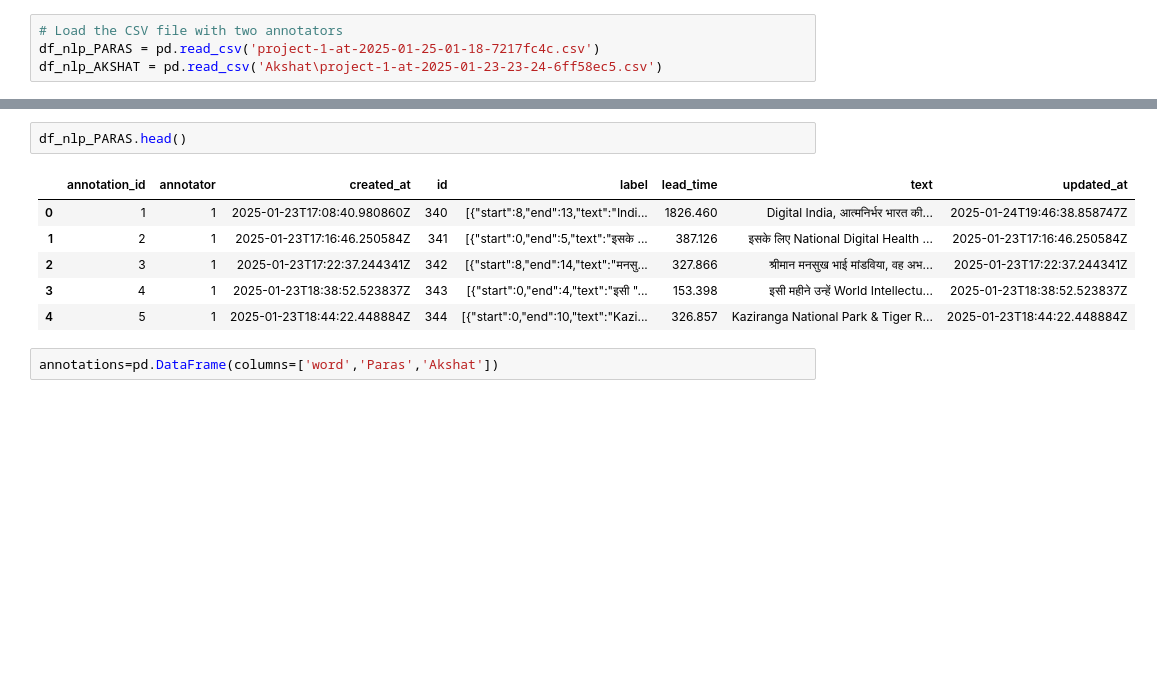
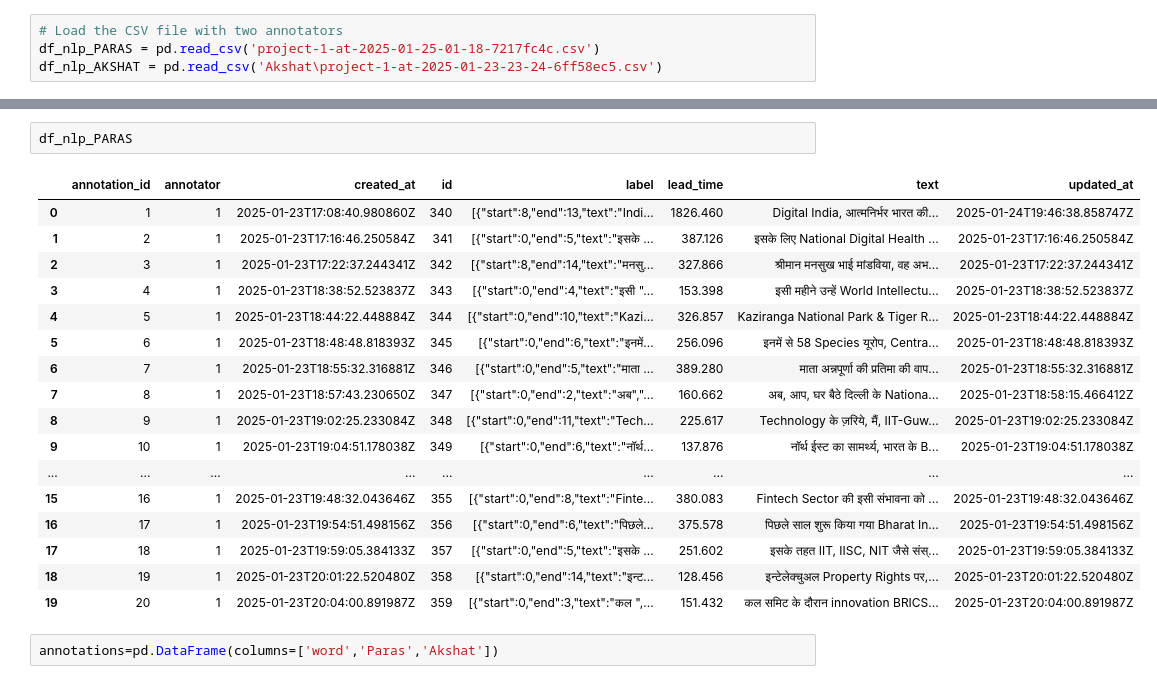
Before and after one commit to Paras-Shirvale/Dataset-Annotation, a Jupyter notebook: annotation.ipynb, the cells around one changed output, grey strips where cells are left out. Cells and saved outputs as stored; diff of their text form; blank space fills up the shorter version.

```diff
--- a/annotation.ipynb
+++ b/annotation.ipynb
@@ -116,12 +127,23 @@ df_nlp_AKSHAT.head()
 # %%
-df_nlp_PARAS.head()
+df_nlp_PARAS
 # %% [output]
 |  | annotation_id | annotator | created_at | id | label | lead_time | text | updated_at |
 | 0 | 1 | 1 | 2025-01-23T17:08:40.980860Z | 340 | [{"start":8,"end":13,"text":"Indi... | 1826.460 | Digital India, आत्मनिर्भर भारत की... | 2025-01-24T19:46:38.858747Z |
 | 1 | 2 | 1 | 2025-01-23T17:16:46.250584Z | 341 | [{"start":0,"end":5,"text":"इसके ... | 387.126 | इसके लिए National Digital Health ... | 2025-01-23T17:16:46.250584Z |
 | 2 | 3 | 1 | 2025-01-23T17:22:37.244341Z | 342 | [{"start":8,"end":14,"text":"मनसु... | 327.866 | श्रीमान मनसुख भाई मांडविया, वह अभ... | 2025-01-23T17:22:37.244341Z |
 | 3 | 4 | 1 | 2025-01-23T18:38:52.523837Z | 343 | [{"start":0,"end":4,"text":"इसी "... | 153.398 | इसी महीने उन्हें World Intellectu... | 2025-01-23T18:38:52.523837Z |
 | 4 | 5 | 1 | 2025-01-23T18:44:22.448884Z | 344 | [{"start":0,"end":10,"text":"Kazi... | 326.857 | Kaziranga National Park & Tiger R... | 2025-01-23T18:44:22.448884Z |
+| 5 | 6 | 1 | 2025-01-23T18:48:48.818393Z | 345 | [{"start":0,"end":6,"text":"इनमें... | 256.096 | इनमें से 58 Species यूरोप, Centra... | 2025-01-23T18:48:48.818393Z |
+| 6 | 7 | 1 | 2025-01-23T18:55:32.316881Z | 346 | [{"start":0,"end":5,"text":"माता ... | 389.280 | माता अन्नपूर्णा की प्रतिमा की वाप... | 2025-01-23T18:55:32.316881Z |
+| 7 | 8 | 1 | 2025-01-23T18:57:43.230650Z | 347 | [{"start":0,"end":2,"text":"अब","... | 160.662 | अब, आप, घर बैठे दिल्ली के Nationa... | 2025-01-23T18:58:15.466412Z |
+| 8 | 9 | 1 | 2025-01-23T19:02:25.233084Z | 348 | [{"start":0,"end":11,"text":"Tech... | 225.617 | Technology के ज़रिये, मैं, IIT-Guw... | 2025-01-23T19:02:25.233084Z |
+| 9 | 10 | 1 | 2025-01-23T19:04:51.178038Z | 349 | [{"start":0,"end":6,"text":"नॉर्थ... | 137.876 | नॉर्थ ईस्ट का सामर्थ्य, भारत के B... | 2025-01-23T19:04:51.178038Z |
+| ... | ... | ... | ... | ... | ... | ... | ... | ... |
+| 15 | 16 | 1 | 2025-01-23T19:48:32.043646Z | 355 | [{"start":0,"end":8,"text":"Finte... | 380.083 | Fintech Sector की इसी संभावना को ... | 2025-01-23T19:48:32.043646Z |
+| 16 | 17 | 1 | 2025-01-23T19:54:51.498156Z | 356 | [{"start":0,"end":6,"text":"पिछले... | 375.578 | पिछले साल शुरू किया गया Bharat In... | 2025-01-23T19:54:51.498156Z |
+| 17 | 18 | 1 | 2025-01-23T19:59:05.384133Z | 357 | [{"start":0,"end":5,"text":"इसके ... | 251.602 | इसके तहत IIT, IISC, NIT जैसे संस्... | 2025-01-23T19:59:05.384133Z |
+| 18 | 19 | 1 | 2025-01-23T20:01:22.520480Z | 358 | [{"start":0,"end":14,"text":"इन्ट... | 128.456 | इन्टेलेक्चुअल Property Rights पर,... | 2025-01-23T20:01:22.520480Z |
+| 19 | 20 | 1 | 2025-01-23T20:04:00.891987Z | 359 | [{"start":0,"end":3,"text":"कल ",... | 151.432 | कल समिट के दौरान innovation BRICS... | 2025-01-23T20:04:00.891987Z |
 # %%
 annotations=pd.DataFrame(columns=['word','Paras','Akshat'])
 # %%
```
Also changed, not shown: parts of 3 cells of this notebook, 1 other file.
